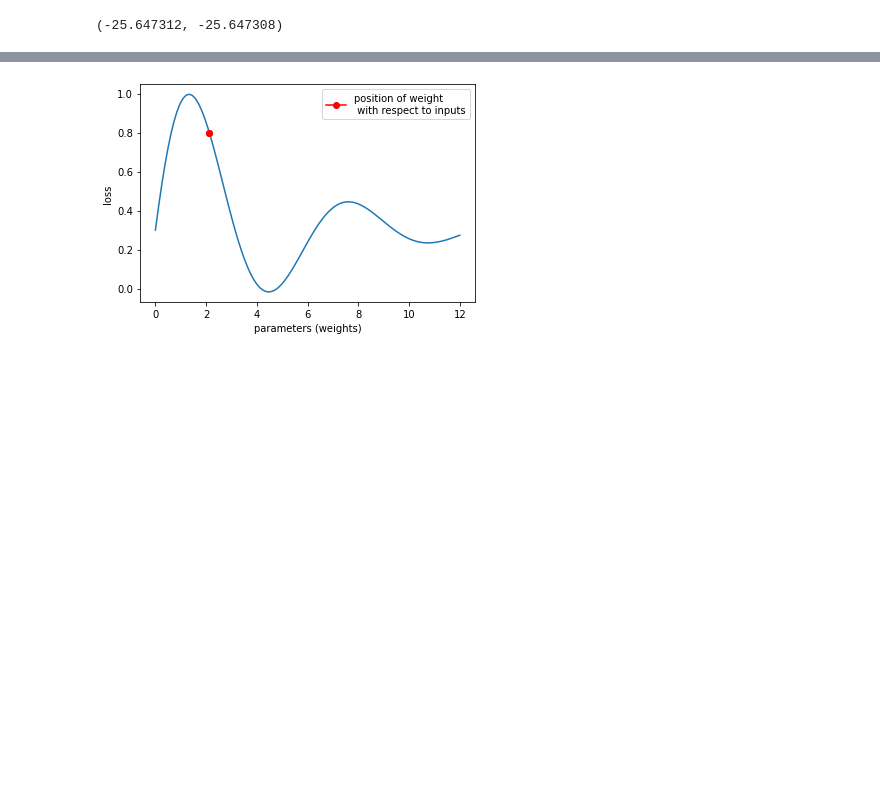
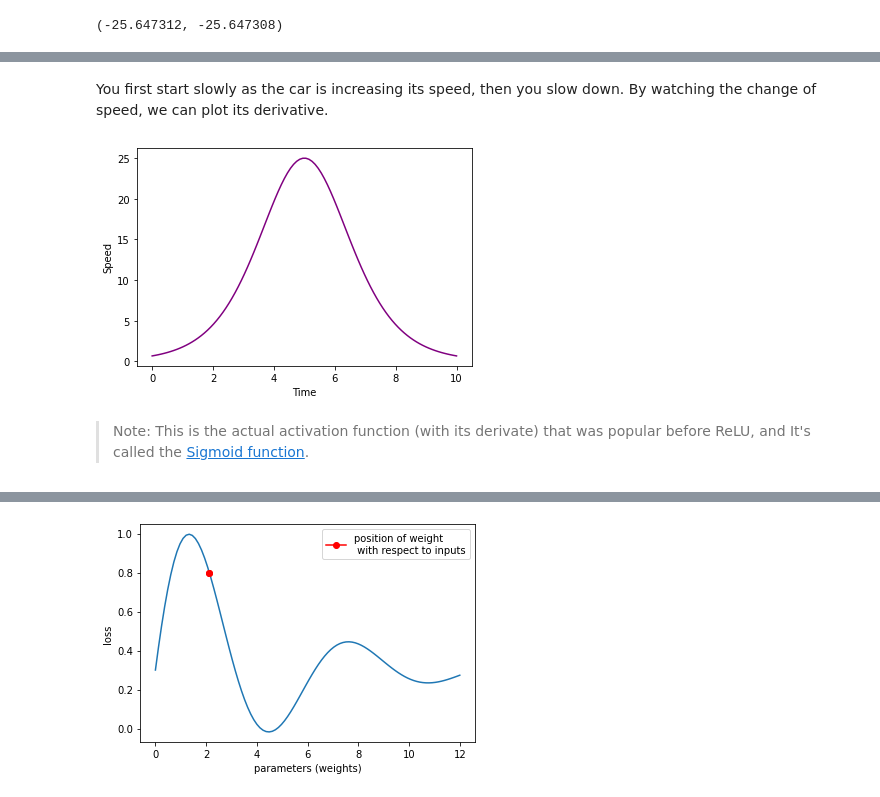
Before and after one commit to ludius0/my-blog, a Jupyter notebook: _notebooks/2021-06-17-Neural-network-from-scratch-(update).ipynb, the cells around one changed output, grey strips where cells are left out. Saved outputs shown, nothing was run; the diff lists cells and outputs as text; code cells hidden in the pictures; blank space fills up the shorter version.

```diff
--- a/_notebooks/2020-12-14-Neural-network-from-scratch.ipynb
+++ b/_notebooks/2021-06-17-Neural-network-from-scratch-(update).ipynb
@@ -417,0 +439,17 @@ Let's say we have only one small linear **hidden layer** with a **loss function*
+# %% [markdown]
+You first start slowly as the car is increasing its speed, then you slow down. By watching the change of speed, we can plot its derivative.
+# %%
+#hide-input
+signmoid_function = lambda x: 1 / (1 + np.exp(-x))
+derivative_f = lambda x: signmoid_function(x) * (1 - signmoid_function(x)) * 100
+xs = np.linspace(-5, 5, 100)
+ys = derivative_f(xs)
+xs += 5
+plt.plot(xs, ys, 'purple')
+plt.xlabel("Time")
+plt.ylabel("Speed")
+plt.show()
+# %% [output]
+[figure, added]
+# %% [markdown]
+> Note: This is the actual activation function (with its derivate) that was popular before ReLU, and It's called the [Sigmoid function](https://en.wikipedia.org/wiki/Sigmoid_function).
```
Also changed, not shown: parts of 44 cells of this notebook, 1 other file.
